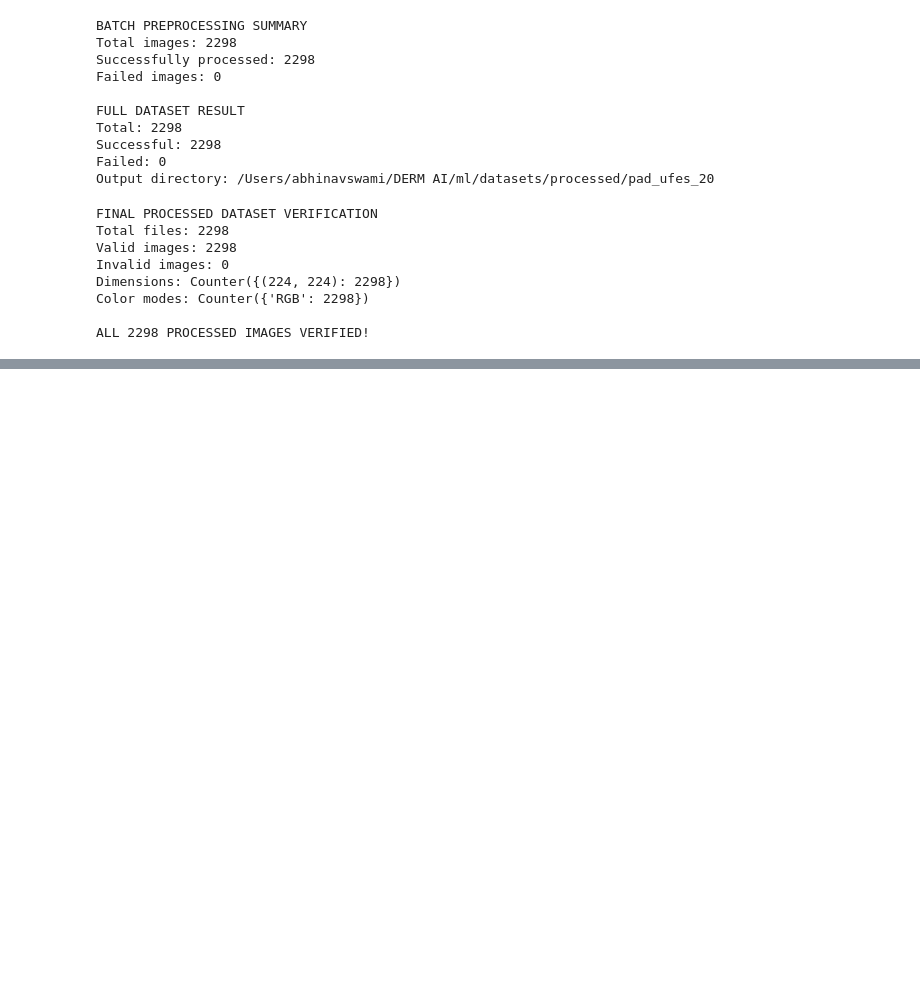
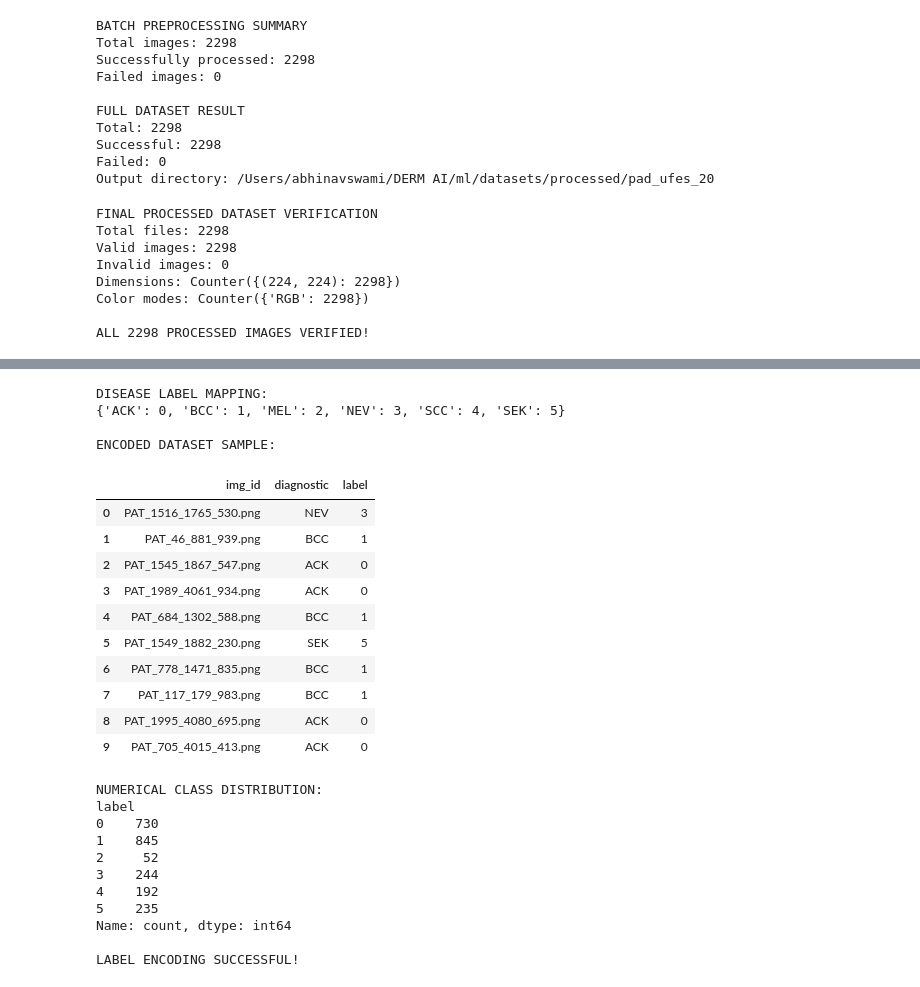
Before and after one commit to AbhinavSwami1/DermAI, a Jupyter notebook: ml/notebooks/01_dataset_audit.ipynb, the cells around one changed output, grey strips where cells are left out. Cells and saved outputs as stored; diff of their text form; code cells hidden in the pictures; blank space fills up the shorter version.

```diff
--- a/ml/notebooks/01_dataset_audit.ipynb
+++ b/ml/notebooks/01_dataset_audit.ipynb
@@ -1794,0 +1903,61 @@ ALL 2298 PROCESSED IMAGES VERIFIED!
+# %%
+# PHASE 3 - STEP 3: ENCODE DISEASE LABELS
+
+# Define a fixed disease-to-number mapping
+class_names = ["ACK", "BCC", "MEL", "NEV", "SCC", "SEK"]
+
+class_to_idx = {
+    disease: index
+    for index, disease in enumerate(class_names)
+}
+
+idx_to_class = {
+    index: disease
+    for disease, index in class_to_idx.items()
+}
+
+# Convert disease names into numerical labels
+model_df["label"] = model_df["diagnostic"].map(class_to_idx)
+
+print("DISEASE LABEL MAPPING:")
+print(class_to_idx)
+
+print("\nENCODED DATASET SAMPLE:")
+display(model_df[["img_id", "diagnostic", "label"]].head(10))
+
+print("\nNUMERICAL CLASS DISTRIBUTION:")
+print(model_df["label"].value_counts().sort_index())
+
+# Validate encoding
+assert model_df["label"].notna().all()
+assert model_df["label"].between(0, 5).all()
+assert model_df["label"].nunique() == 6
+
+print("\nLABEL ENCODING SUCCESSFUL!")
+# %% [output]
+DISEASE LABEL MAPPING:
+{'ACK': 0, 'BCC': 1, 'MEL': 2, 'NEV': 3, 'SCC': 4, 'SEK': 5}
+
+ENCODED DATASET SAMPLE:
+|  | img_id | diagnostic | label |
+| 0 | PAT_1516_1765_530.png | NEV | 3 |
+| 1 | PAT_46_881_939.png | BCC | 1 |
+| 2 | PAT_1545_1867_547.png | ACK | 0 |
+| 3 | PAT_1989_4061_934.png | ACK | 0 |
+| 4 | PAT_684_1302_588.png | BCC | 1 |
+| 5 | PAT_1549_1882_230.png | SEK | 5 |
+| 6 | PAT_778_1471_835.png | BCC | 1 |
+| 7 | PAT_117_179_983.png | BCC | 1 |
+| 8 | PAT_1995_4080_695.png | ACK | 0 |
+| 9 | PAT_705_4015_413.png | ACK | 0 |
+NUMERICAL CLASS DISTRIBUTION:
+label
+0    730
+1    845
+2     52
+3    244
+4    192
+5    235
+Name: count, dtype: int64
+
+LABEL ENCODING SUCCESSFUL!
```
Also changed, not shown: parts of 13 cells of this notebook, 4 other files.
